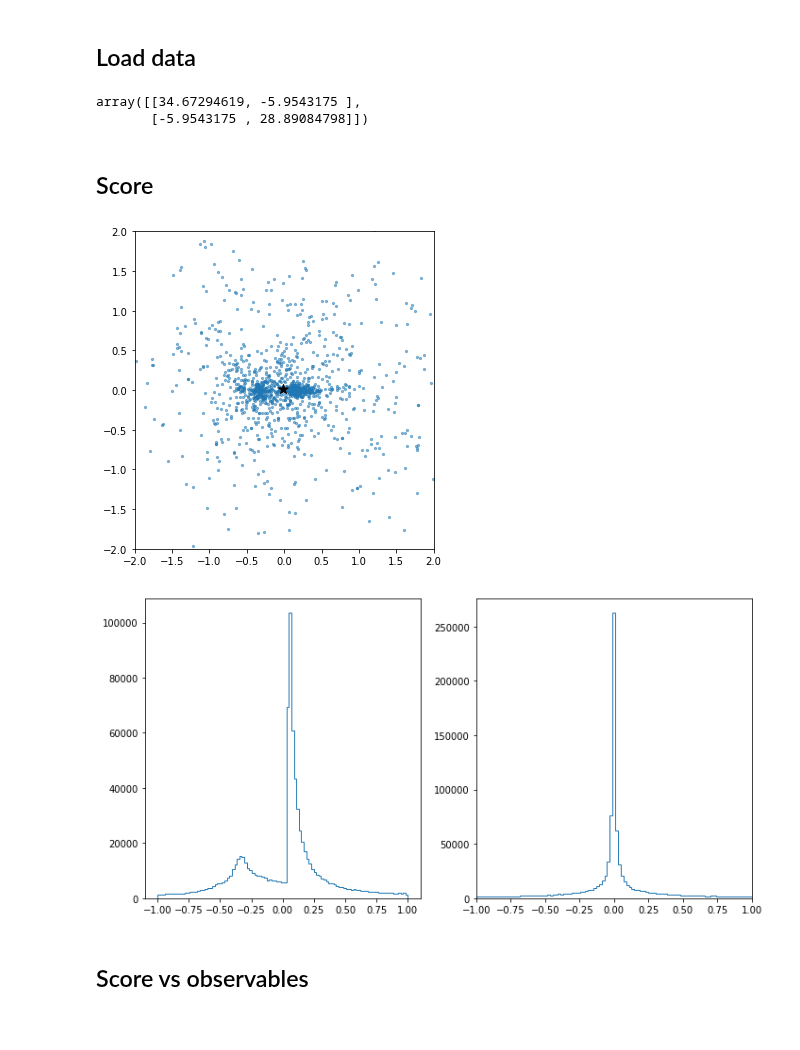
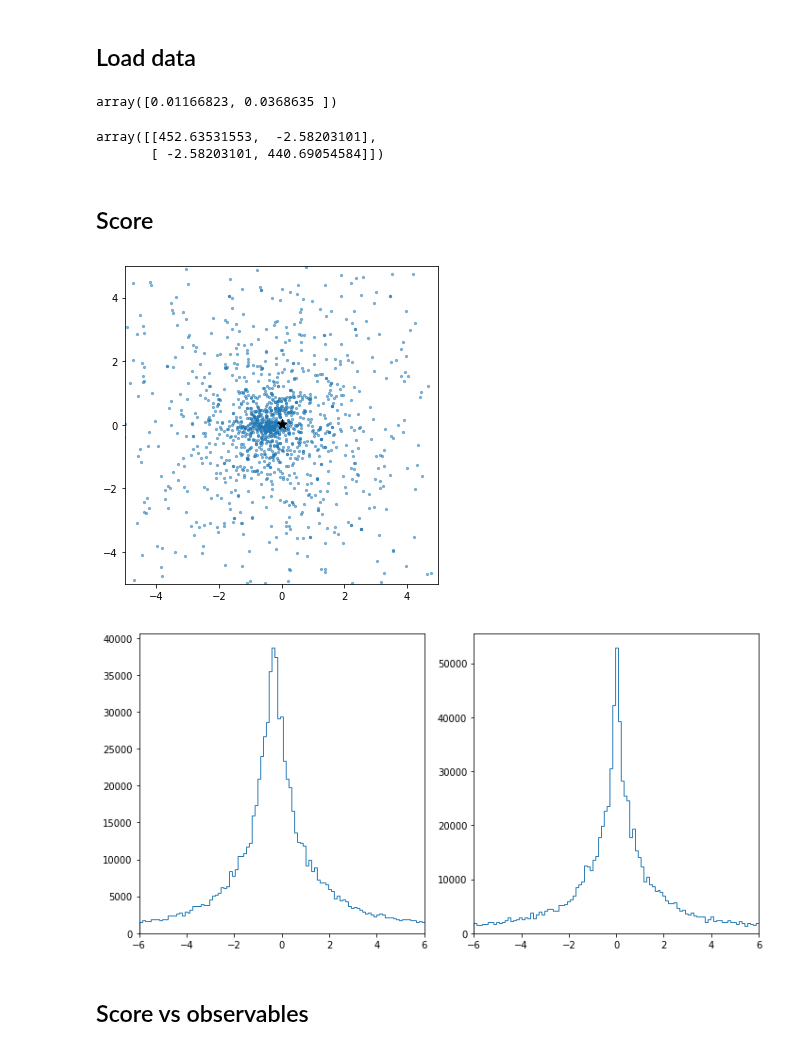
Before and after one commit to dlvp/diboson_mining, a Jupyter notebook: notebooks/wgamma/visualize_score.ipynb, the cells around one changed output. Saved outputs shown, nothing was run; the diff lists cells and outputs as text; code cells hidden in the pictures.

```diff
--- a/notebooks/wgamma/visualize_score.ipynb
+++ b/notebooks/wgamma/visualize_score.ipynb
@@ -29,46 +29,50 @@ delphes_dir = mg_dir + 'Delphes'
 # %% [markdown]
 ## Load data
 # %%
-t_xz = np.load(sample_dir + 'all_local/t_xz_all.npy')
-x = np.load(sample_dir + 'all_local/x_all.npy')
+t_xz = np.load(sample_dir + 'all_local_tight/t_xz_all.npy')
+x = np.load(sample_dir + 'all_local_tight/x_all.npy')
 # %%
 mean = np.mean(t_xz, axis=0)
 cov = np.cov(t_xz.T)
+# %%
+mean
+# %% [output]
+array([0.01166823, 0.0368635 ])
 # %%
 cov
 # %% [output]
-array([[34.67294619, -5.9543175 ],
-       [-5.9543175 , 28.89084798]])
+array([[452.63531553,  -2.58203101],
+       [ -2.58203101, 440.69054584]])
 # %% [markdown]
 ## Score
 # %%
 skip=500
 
 fig = plt.figure(figsize=(5,5))
 
 plt.scatter(t_xz[::skip,0], t_xz[::skip,1], s=5., alpha=0.5)
 plt.scatter(mean[0], mean[1], s=100., alpha=1., color='black', marker='*')
 
-plt.xlim(-2.,2.)
-plt.ylim(-2.,2.)
+plt.xlim(-5.,5.)
+plt.ylim(-5.,5.)
 
 plt.tight_layout()
 plt.show()
 # %% [output]
-[figure, old version]
+[figure, new version]
 # %%
 fig = plt.figure(figsize=(10,5))
 
 for i in range(2):
     fig = plt.subplot(1,2,i+1)
-    plt.hist(t_xz[::,i], histtype='step', range=(-1.,1.), bins=101)
+    plt.hist(t_xz[::,i], histtype='step', range=(-6.,6.), bins=101)
 
-plt.xlim(-1.,1.)
+    plt.xlim(-6.,6.)
 
 plt.tight_layout()
 plt.show()
 # %% [output]
-[figure, old version]
+[figure, new version]
 # %% [markdown]
 ## Score vs observables
 # %%
```
Also changed, not shown: parts of 2 cells of this notebook, 11 other files.
